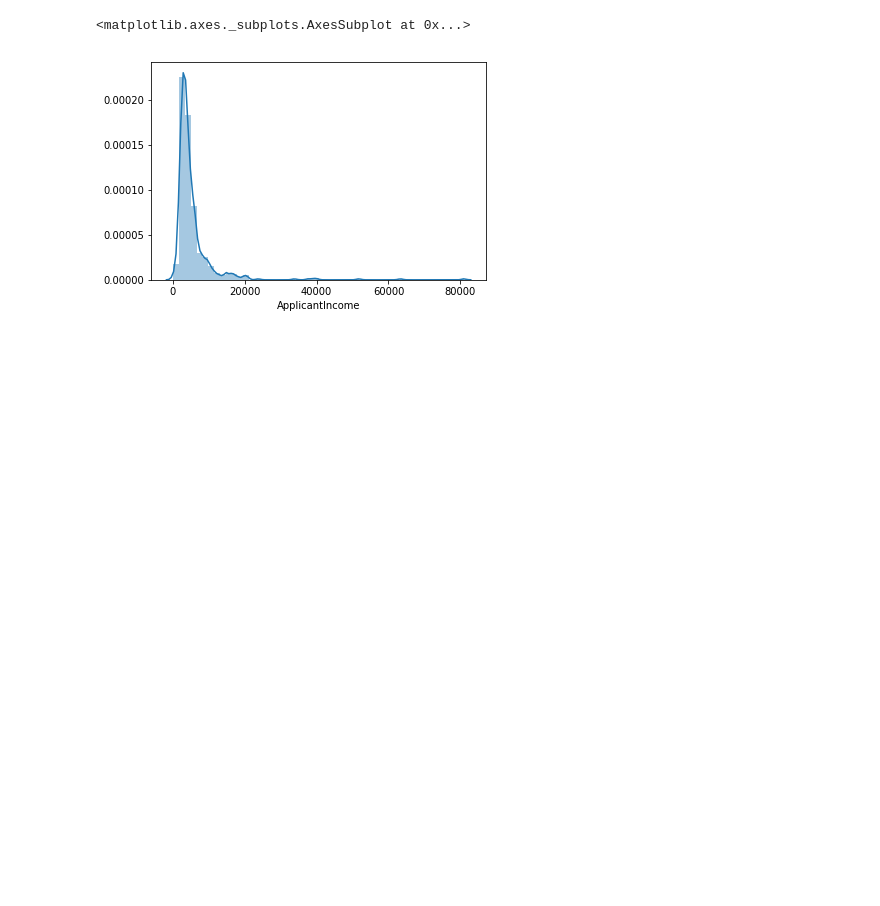
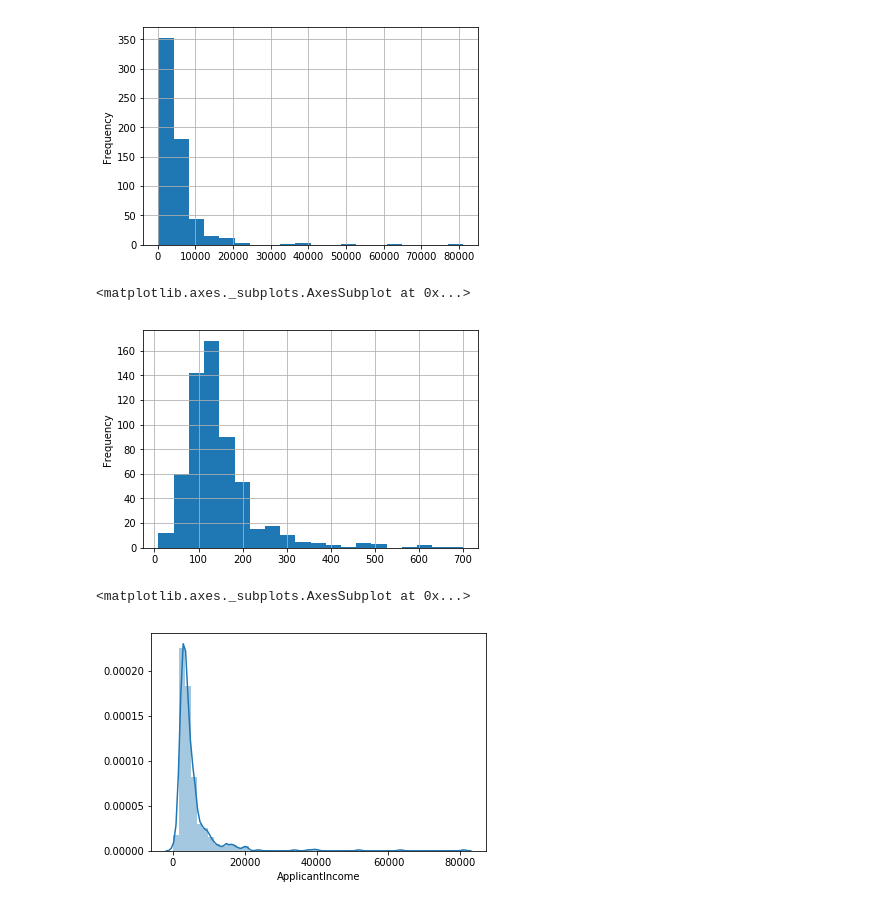
Before and after one commit to saluvala17/LoanPrediction, a Jupyter notebook: Loan_Approval_Prediction.ipynb, the cells around one changed output. Drawn from its saved outputs; the diff is of its cells as text; code cells hidden in the pictures; blank space fills up the shorter version.

```diff
--- a/Loan_Approval_Prediction.ipynb
+++ b/Loan_Approval_Prediction.ipynb
@@ -75,3 +141,12 @@ train['Dependents'].value_counts(normalize=True).plot.bar(figsize=(12,4), title=
+# %%
+# Plot Histograms for Numeircal Variables
+train['ApplicantIncome'].plot.hist(bins=20,grid=True)
+plt.show()
+train['LoanAmount'].plot.hist(bins=20,grid=True)
+# %% [output]
+[figure, added]
+<matplotlib.axes._subplots.AxesSubplot at 0x...>
+[figure, added]
 # %%
 sns.distplot(train['ApplicantIncome'])
 # %% [output]
```
Also changed, not shown: parts of 53 cells of this notebook.
